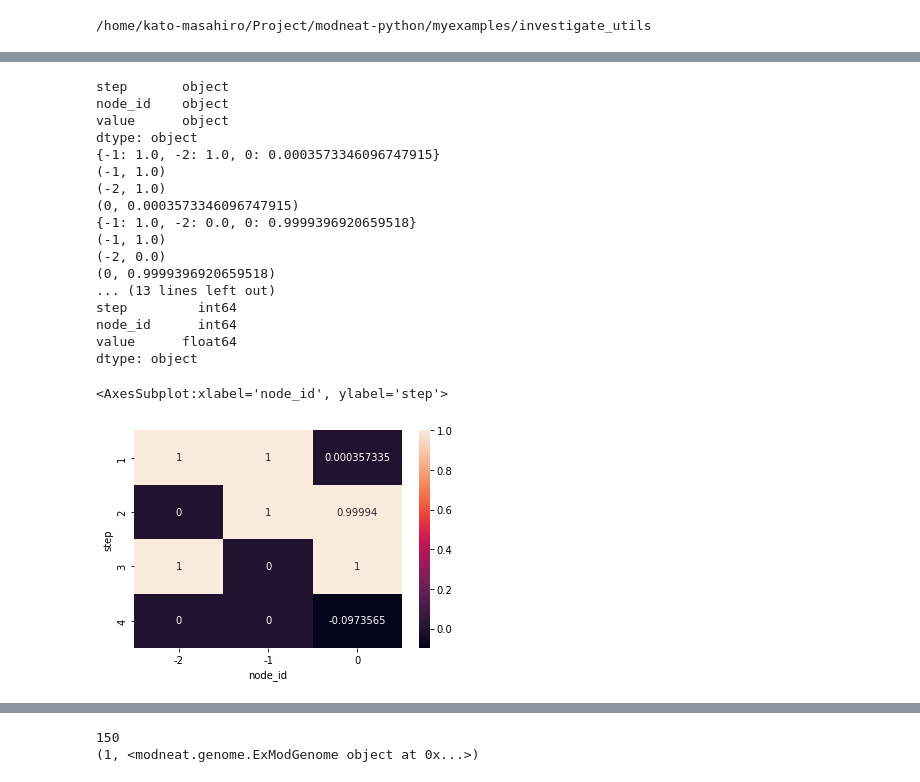
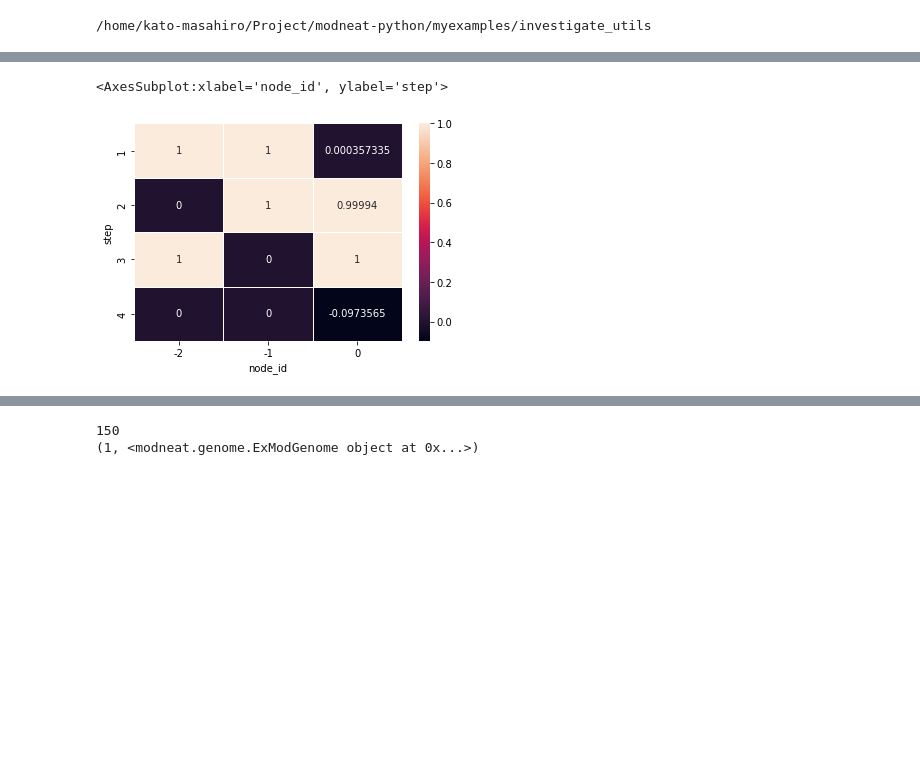
Before and after one commit to kato-mahiro/modneat-python, a Jupyter notebook: myexamples/investigate_utils/investigate_behaviour.ipynb, the cells around one changed output, grey strips where cells are left out. Cells and saved outputs as stored; diff of their text form; code cells hidden in the pictures; blank space fills up the shorter version.

```diff
--- a/myexamples/investigate_utils/investigate_behaviour.ipynb
+++ b/myexamples/investigate_utils/investigate_behaviour.ipynb
@@ -58,45 +37,24 @@ modneat.visualize.draw_net(p.config, best_genome, show_disabled=False)
 [drawing not drawn]
 # %%
 #ノードの活性化値の可視化
-cols = ['step', 'node_id', 'value']
+
+cols = ['step', 'node_id', 'values']
 df = pd.DataFrame(index=[], columns = cols)
-print(df.dtypes)
-value_history = [items['values'] for items in log]
+
+hist = [items['values'] for items in log]
 
 step = 0
-for values in value_history:
+for values in hist:
     step += 1
-    print(values)
     for i in values.items():
-        print(i)
         record = pd.Series([step, i[0], i[1]], index=df.columns)
         df = df.append(record, ignore_index=True)
 
-print(df.dtypes)
 df['step'] = df['step'].astype(int)
 df['node_id'] = df['node_id'].astype(int)
-print("===")
-print(df.dtypes)
 
-df_pivot = pd.pivot_table(data = df, values='value', columns='node_id', index='step')
-sns.heatmap(df_pivot, annot=True, fmt='g')
+df_pivot = pd.pivot_table(data = df, values='values', columns='node_id', index='step')
+sns.heatmap(df_pivot, annot=True, fmt='g', linewidth=.5)
 # %% [output]
-step       object
-node_id    object
-value      object
-dtype: object
-{-1: 1.0, -2: 1.0, 0: 0.0003573346096747915}
-(-1, 1.0)
-(-2, 1.0)
-(0, 0.0003573346096747915)
-{-1: 1.0, -2: 0.0, 0: 0.9999396920659518}
-(-1, 1.0)
-(-2, 0.0)
-(0, 0.9999396920659518)
-... (13 lines left out)
-step         int64
-node_id      int64
-value      float64
-dtype: object
+<AxesSubplot:xlabel='node_id', ylabel='step'>
-<AxesSubplot:xlabel='node_id', ylabel='step'>
-[figure, old version]
+[figure, new version]
```
Also changed, not shown: parts of 3 cells of this notebook.
